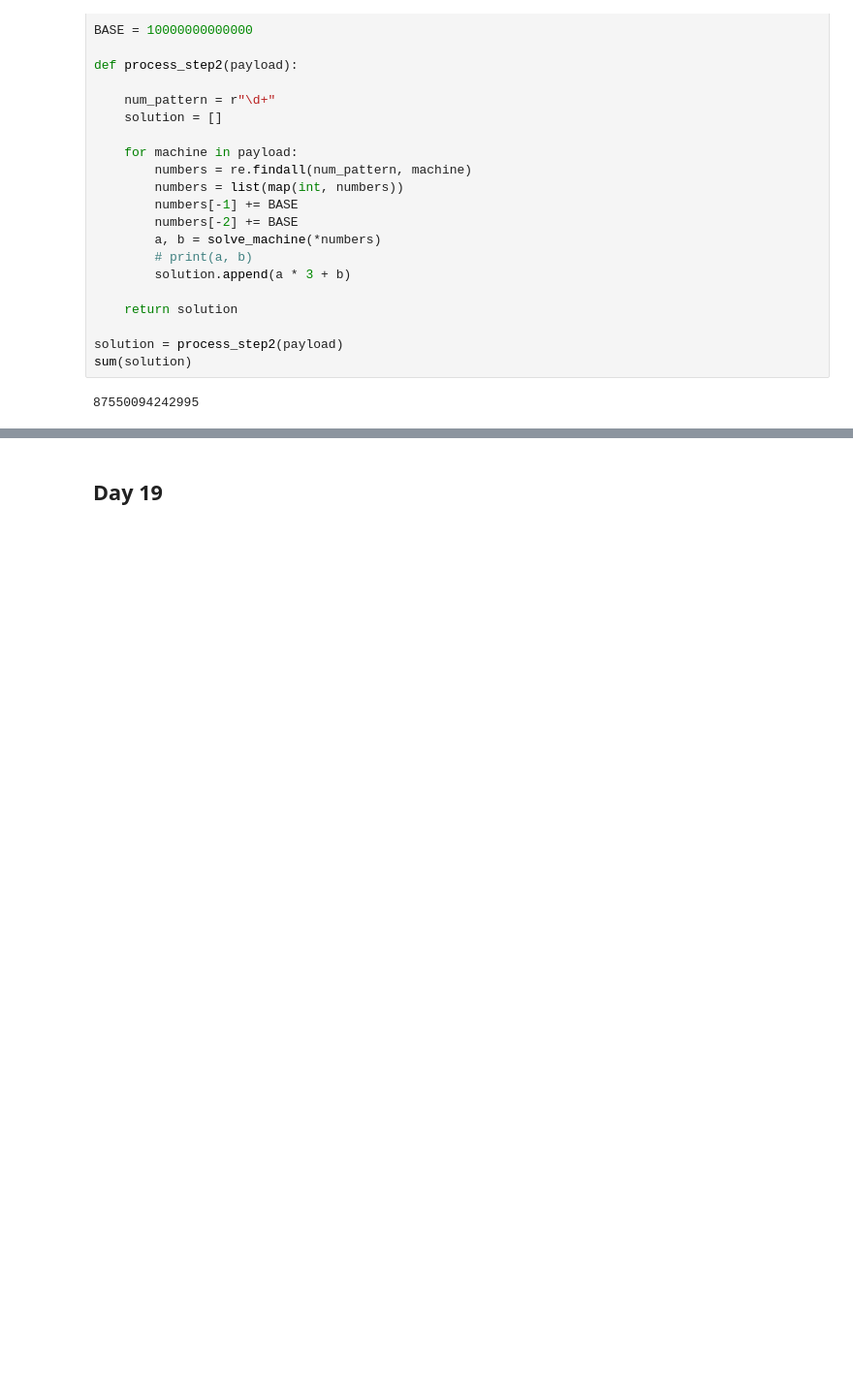
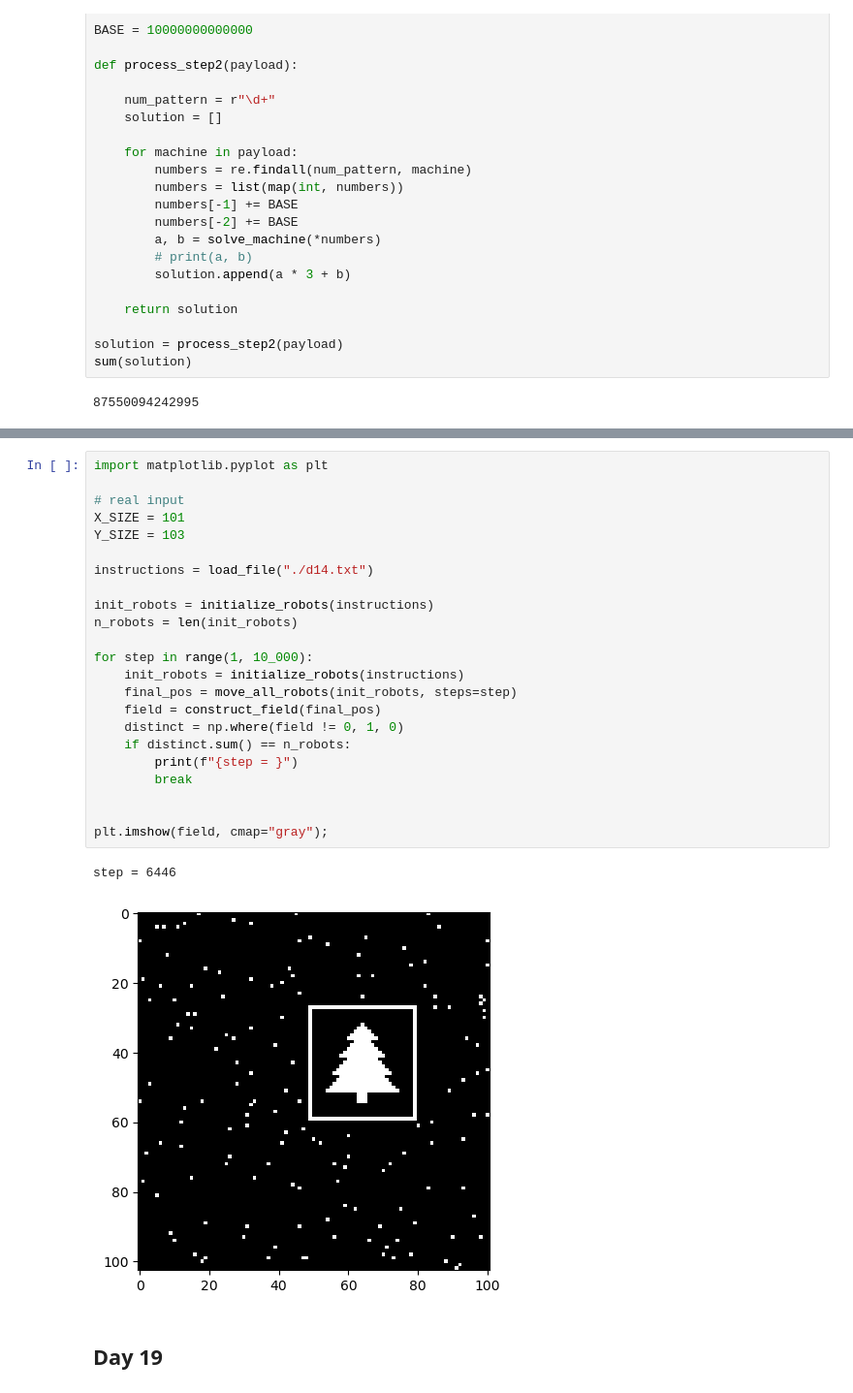
Before and after one commit to tom-walter/advent_of_code, a Jupyter notebook: 2024/python_solutions.ipynb, the cells around one changed output, grey strips where cells are left out. Shown at 97% size. Drawn from its saved outputs; the diff is of its cells as text; blank space fills up the shorter version.

```diff
--- a/2024/python_solutions.ipynb
+++ b/2024/python_solutions.ipynb
@@ -919,3 +1010,29 @@ sum(solution)
+# %%
+import matplotlib.pyplot as plt
+
+# real input
+X_SIZE = 101
+Y_SIZE = 103
+
+instructions = load_file("./d14.txt")
+
+init_robots = initialize_robots(instructions)
+n_robots = len(init_robots)
+
+for step in range(1, 10_000):
+    init_robots = initialize_robots(instructions)
+    final_pos = move_all_robots(init_robots, steps=step)
+    field = construct_field(final_pos)
+    distinct = np.where(field != 0, 1, 0)
+    if distinct.sum() == n_robots:
+        print(f"{step = }")
+        break
+
+
+plt.imshow(field, cmap="gray");
+# %% [output]
+step = 6446
+[figure, added]
 # %% [markdown]
 ## Day 19
 # %%
```
Also changed, not shown: parts of 3 cells of this notebook, 1 other file.
